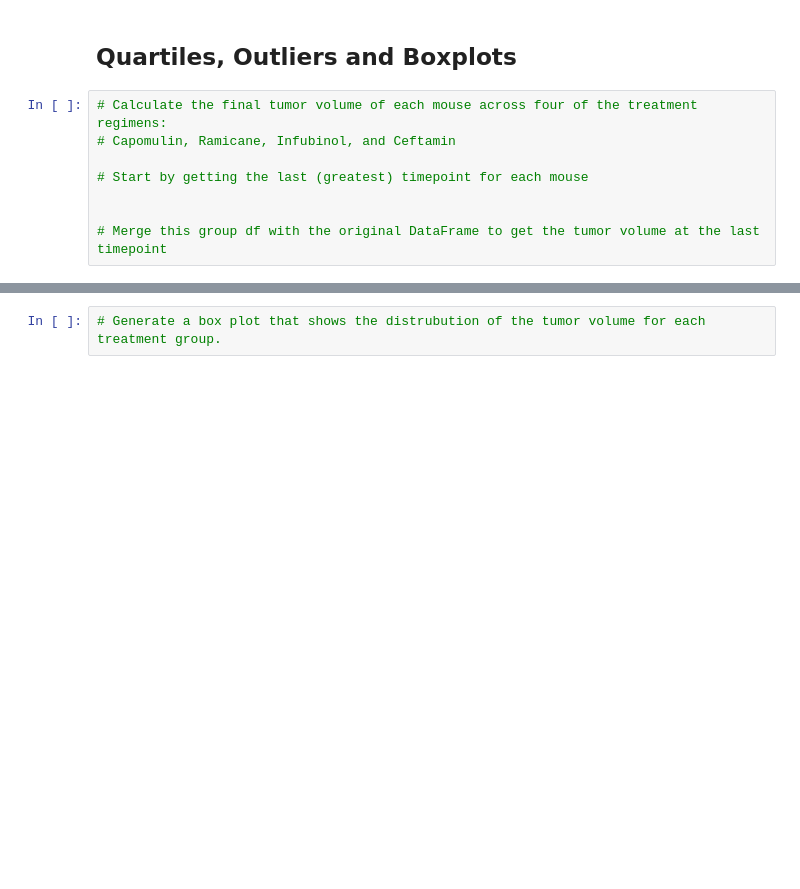
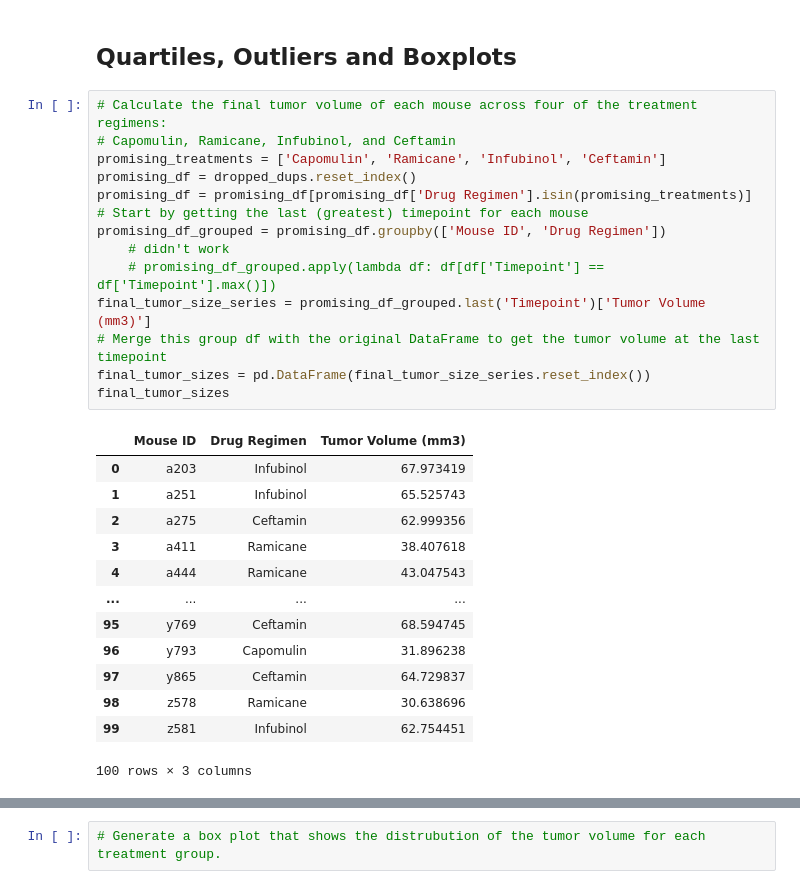
Before and after one commit to Nate-Sheibley/treatment-outcomes, a Jupyter notebook: Pymaceuticals/pymaceuticals_NSS.ipynb, the cells around one changed output, grey strips where cells are left out. Cells and saved outputs as stored; diff of their text form; blank space fills up the shorter version.

```diff
--- a/Pymaceuticals/pymaceuticals_NSS.ipynb
+++ b/Pymaceuticals/pymaceuticals_NSS.ipynb
@@ -195,8 +211,28 @@ ax.set_title('Sex')
 # %%
 # Calculate the final tumor volume of each mouse across four of the treatment regimens:
 # Capomulin, Ramicane, Infubinol, and Ceftamin
-
+promising_treatments = ['Capomulin', 'Ramicane', 'Infubinol', 'Ceftamin']
+promising_df = dropped_dups.reset_index()
+promising_df = promising_df[promising_df['Drug Regimen'].isin(promising_treatments)]
 # Start by getting the last (greatest) timepoint for each mouse
-
-
+promising_df_grouped = promising_df.groupby(['Mouse ID', 'Drug Regimen'])
+    # didn't work
+    # promising_df_grouped.apply(lambda df: df[df['Timepoint'] == df['Timepoint'].max()])
+final_tumor_size_series = promising_df_grouped.last('Timepoint')['Tumor Volume (mm3)']
 # Merge this group df with the original DataFrame to get the tumor volume at the last timepoint
+final_tumor_sizes = pd.DataFrame(final_tumor_size_series.reset_index())
+final_tumor_sizes
+# %% [output]
+|  | Mouse ID | Drug Regimen | Tumor Volume (mm3) |
+| 0 | a203 | Infubinol | 67.973419 |
+| 1 | a251 | Infubinol | 65.525743 |
+| 2 | a275 | Ceftamin | 62.999356 |
+| 3 | a411 | Ramicane | 38.407618 |
+| 4 | a444 | Ramicane | 43.047543 |
+| ... | ... | ... | ... |
+| 95 | y769 | Ceftamin | 68.594745 |
+| 96 | y793 | Capomulin | 31.896238 |
+| 97 | y865 | Ceftamin | 64.729837 |
+| 98 | z578 | Ramicane | 30.638696 |
+| 99 | z581 | Infubinol | 62.754451 |
+100 rows × 3 columns
```
Also changed, not shown: parts of 6 cells of this notebook, 1 other file.
